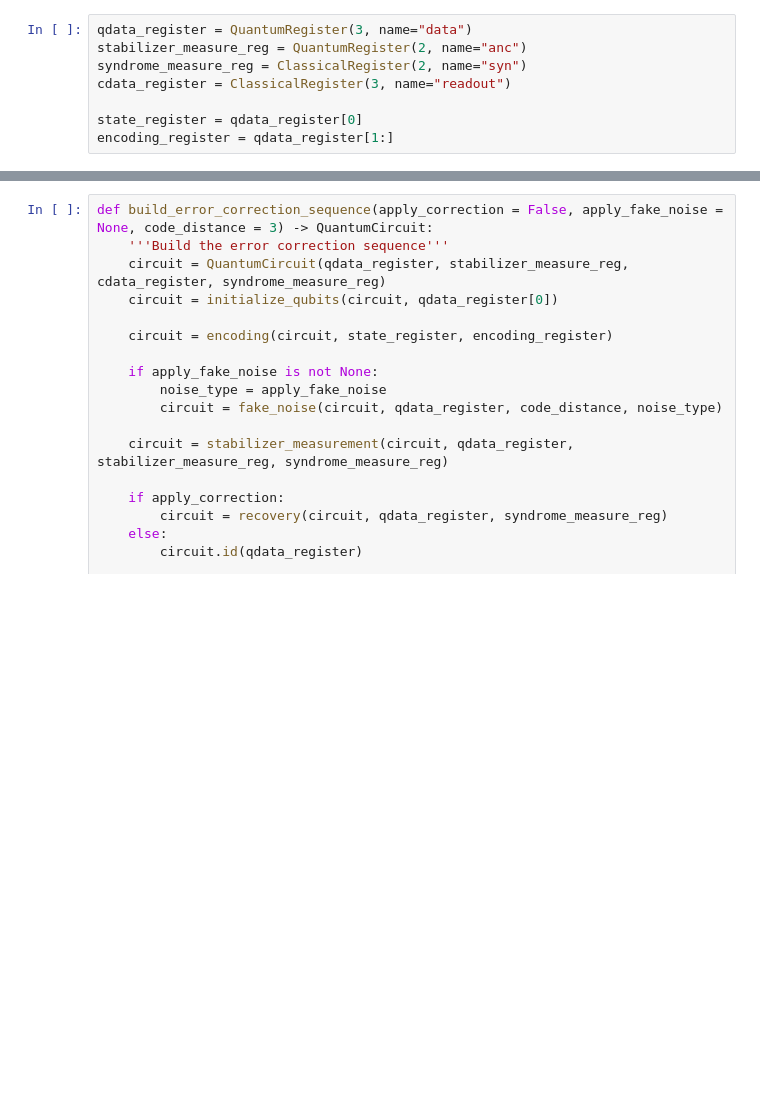
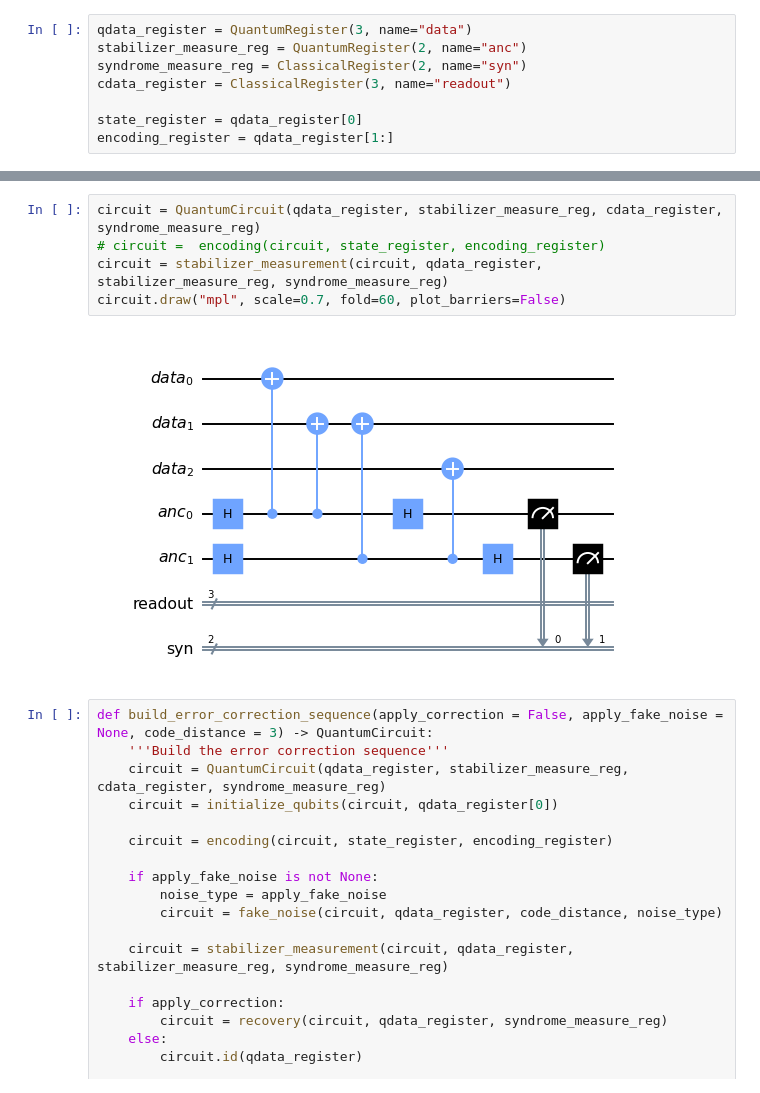
Before and after one commit to Jain-Naman/qecc_codes, a Jupyter notebook: 3_qubit_phase-flip.ipynb, the cells around one changed output, grey strips where cells are left out. Saved outputs shown, nothing was run; the diff lists cells and outputs as text; blank space fills up the shorter version.

```diff
--- a/3_qubit_phase-flip.ipynb
+++ b/3_qubit_phase-flip.ipynb
@@ -116,6 +117,13 @@ def final_readout(circuit: QuantumCircuit, qdata_reg: QuantumRegister, cdata_reg
     ''' Measure qdata_reg onto cdata_reg'''
     circuit.measure(qdata_reg, cdata_reg)
     return circuit
+# %%
+circuit = QuantumCircuit(qdata_register, stabilizer_measure_reg, cdata_register, syndrome_measure_reg)
+# circuit =  encoding(circuit, state_register, encoding_register)
+circuit = stabilizer_measurement(circuit, qdata_register, stabilizer_measure_reg, syndrome_measure_reg)
+circuit.draw("mpl", scale=0.7, fold=60, plot_barriers=False)
+# %% [output]
+[figure, added]
 # %%
 def build_error_correction_sequence(apply_correction = False, apply_fake_noise = None, code_distance = 3) -> QuantumCircuit:
     '''Build the error correction sequence'''
```
Also changed, not shown: parts of 7 cells of this notebook, 3 other files.
